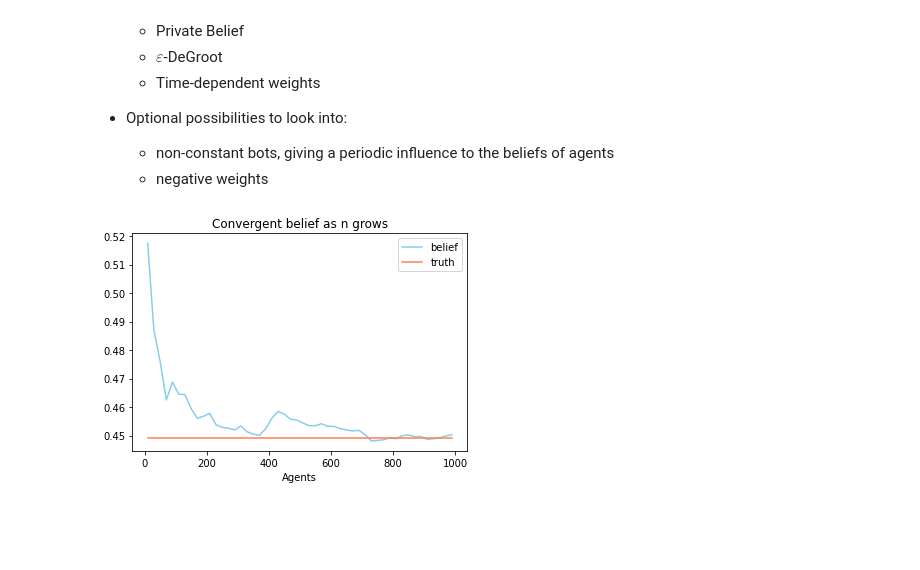
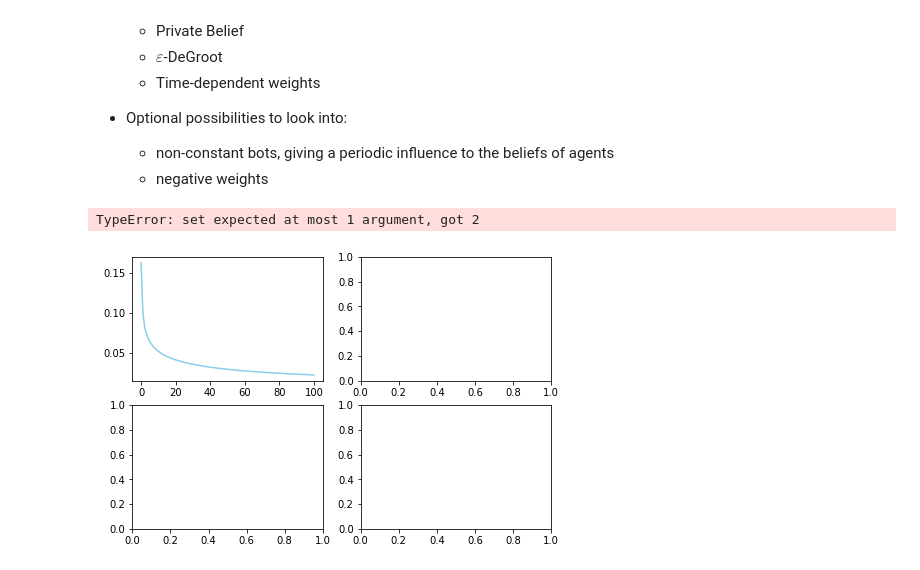
Before and after one commit to RomanOort/BScThesis, a Jupyter notebook: Networks.ipynb, the cells around one changed output. Saved outputs shown, nothing was run; the diff lists cells and outputs as text; code cells hidden in the pictures; blank space fills up the shorter version.

```diff
--- a/Networks.ipynb
+++ b/Networks.ipynb
@@ -1708,10 +1753,11 @@ class Network():
 # %%
-NetworkVar = Network(n_agents=1000, increase_degree=True, directed=False,
+NetworkVar = Network(n_agents=1000, increase_degree=True, directed=True,
                      show_network=False, sparse_gen=True, show_degree_dis=False,
-                     weight_comparison=False, show_convergence=False, convergence_comparison=False,
-                     show_wisdom=True)
+                     weight_comparison=False, show_convergence=False, convergence_comparison=True,
+                     show_wisdom=False)
 # %% [output]
+TypeError: set expected at most 1 argument, got 2
-[figure, old version]
+[figure, new version]
 # %%
 def test_prob_functions(iterations=1000, *args):
     funcs = args[0]
```
Also changed, not shown: parts of 5 cells of this notebook.
